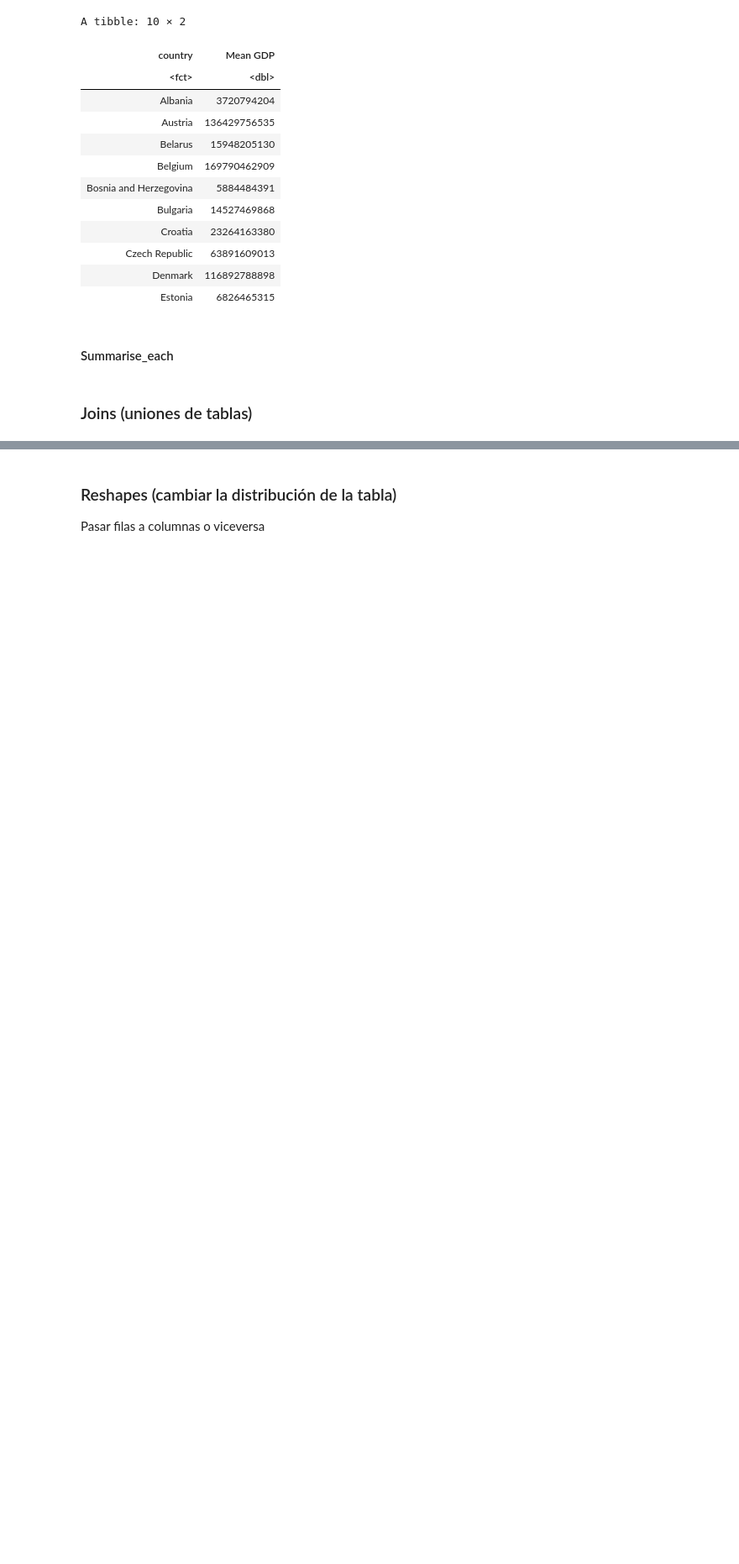
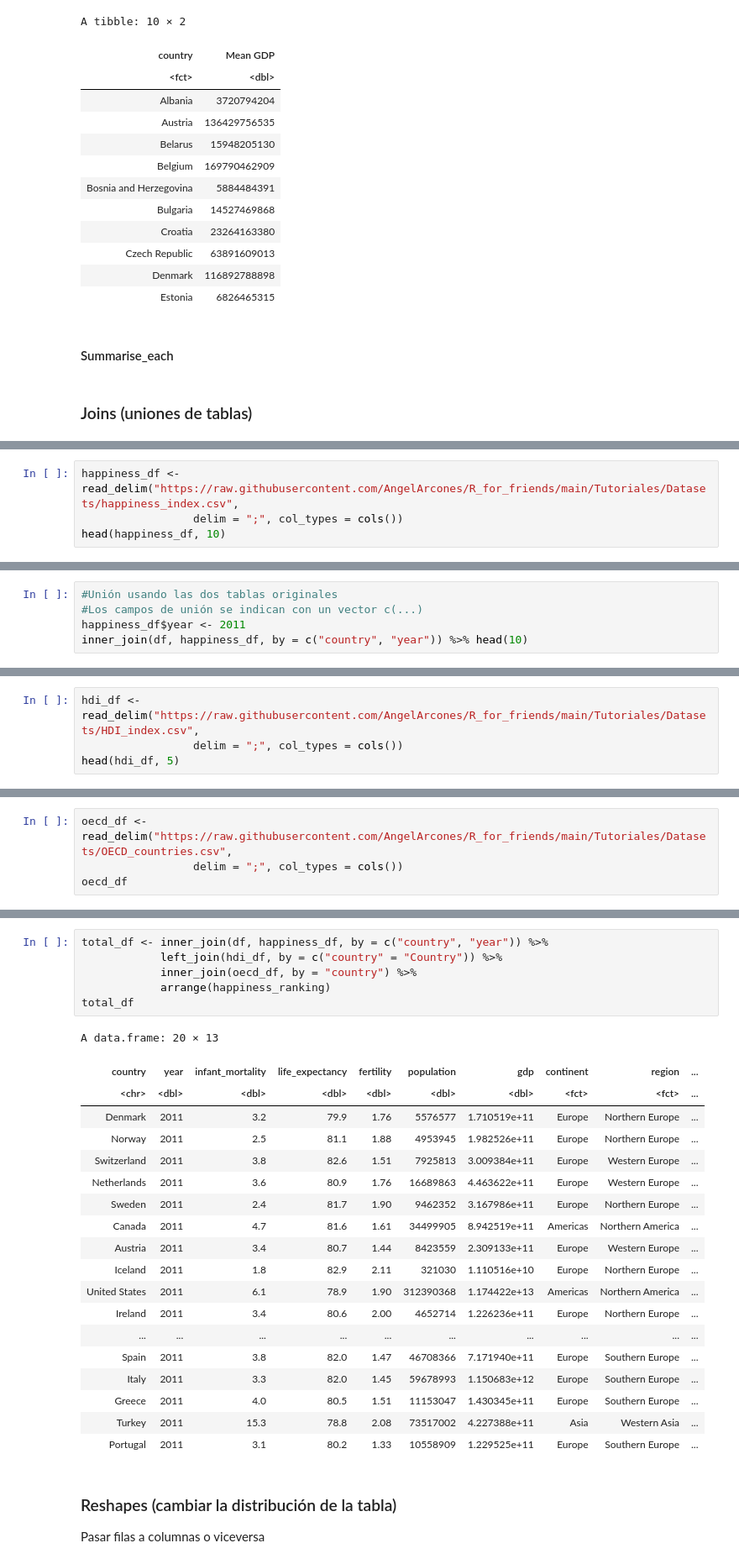
Before and after one commit to AngelArcones/R_for_friends, a Jupyter notebook: Tutoriales/Notebooks/dplyr_tutorial.ipynb, the cells around one changed output, grey strips where cells are left out. Shown at 84% size. Cells and saved outputs as stored; diff of their text form; blank space fills up the shorter version.

Commit message:
update notebook (joins)

```diff
--- a/Tutoriales/Notebooks/dplyr_tutorial.ipynb
+++ b/Tutoriales/Notebooks/dplyr_tutorial.ipynb
@@ -426,0 +446,4 @@ A tibble: 10 × 2
+# %%
+happiness_df <- read_delim("https://raw.githubusercontent.com/AngelArcones/R_for_friends/main/Tutoriales/Datasets/happiness_index.csv",
+                 delim = ";", col_types = cols())
+head(happiness_df, 10)
@@ -426,0 +543,5 @@ A tibble: 10 × 2
+# %%
+#Unión usando las dos tablas originales
+#Los campos de unión se indican con un vector c(...)
+happiness_df$year <- 2011
+inner_join(df, happiness_df, by = c("country", "year")) %>% head(10)
@@ -426,0 +567,4 @@ A tibble: 10 × 2
+# %%
+hdi_df <- read_delim("https://raw.githubusercontent.com/AngelArcones/R_for_friends/main/Tutoriales/Datasets/HDI_index.csv",
+                 delim = ";", col_types = cols())
+head(hdi_df, 5)
@@ -426,0 +580,4 @@ A tibble: 10 × 2
+# %%
+oecd_df <- read_delim("https://raw.githubusercontent.com/AngelArcones/R_for_friends/main/Tutoriales/Datasets/OECD_countries.csv",
+                 delim = ";", col_types = cols())
+oecd_df
@@ -427,3 +613,29 @@ A tibble: 10 × 2
+# %%
+total_df <- inner_join(df, happiness_df, by = c("country", "year")) %>%
+            left_join(hdi_df, by = c("country" = "Country")) %>%
+            inner_join(oecd_df, by = "country") %>%
+            arrange(happiness_ranking)
+total_df
+# %% [output]
+A data.frame: 20 × 13
+| country | year | infant_mortality | life_expectancy | fertility | population | gdp | continent | region | ... |
+| <chr> | <dbl> | <dbl> | <dbl> | <dbl> | <dbl> | <dbl> | <fct> | <fct> | ... |
+| Denmark | 2011 | 3.2 | 79.9 | 1.76 | 5576577 | 1.710519e+11 | Europe | Northern Europe | ... |
+| Norway | 2011 | 2.5 | 81.1 | 1.88 | 4953945 | 1.982526e+11 | Europe | Northern Europe | ... |
+| Switzerland | 2011 | 3.8 | 82.6 | 1.51 | 7925813 | 3.009384e+11 | Europe | Western Europe | ... |
+| Netherlands | 2011 | 3.6 | 80.9 | 1.76 | 16689863 | 4.463622e+11 | Europe | Western Europe | ... |
+| Sweden | 2011 | 2.4 | 81.7 | 1.90 | 9462352 | 3.167986e+11 | Europe | Northern Europe | ... |
+| Canada | 2011 | 4.7 | 81.6 | 1.61 | 34499905 | 8.942519e+11 | Americas | Northern America | ... |
+| Austria | 2011 | 3.4 | 80.7 | 1.44 | 8423559 | 2.309133e+11 | Europe | Western Europe | ... |
+| Iceland | 2011 | 1.8 | 82.9 | 2.11 | 321030 | 1.110516e+10 | Europe | Northern Europe | ... |
+| United States | 2011 | 6.1 | 78.9 | 1.90 | 312390368 | 1.174422e+13 | Americas | Northern America | ... |
+| Ireland | 2011 | 3.4 | 80.6 | 2.00 | 4652714 | 1.226236e+11 | Europe | Northern Europe | ... |
+| ... | ... | ... | ... | ... | ... | ... | ... | ... | ... |
+| Spain | 2011 | 3.8 | 82.0 | 1.47 | 46708366 | 7.171940e+11 | Europe | Southern Europe | ... |
+| Italy | 2011 | 3.3 | 82.0 | 1.45 | 59678993 | 1.150683e+12 | Europe | Southern Europe | ... |
+| Greece | 2011 | 4.0 | 80.5 | 1.51 | 11153047 | 1.430345e+11 | Europe | Southern Europe | ... |
+| Turkey | 2011 | 15.3 | 78.8 | 2.08 | 73517002 | 4.227388e+11 | Asia | Western Asia | ... |
+| Portugal | 2011 | 3.1 | 80.2 | 1.33 | 10558909 | 1.229525e+11 | Europe | Southern Europe | ... |
 # %% [markdown]
 ### Reshapes (cambiar la distribución de la tabla)
 
```
Also changed, not shown: parts of 27 cells of this notebook.
